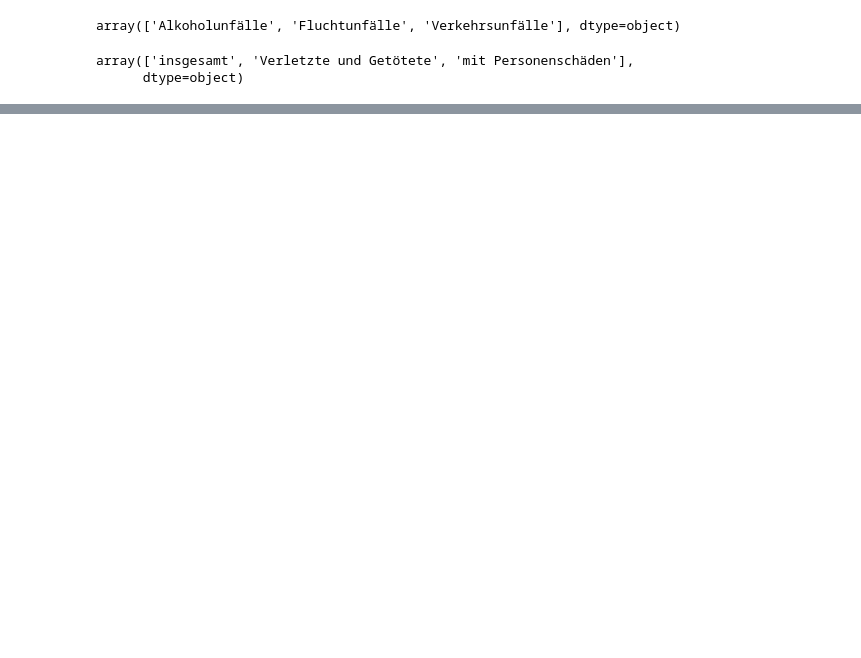
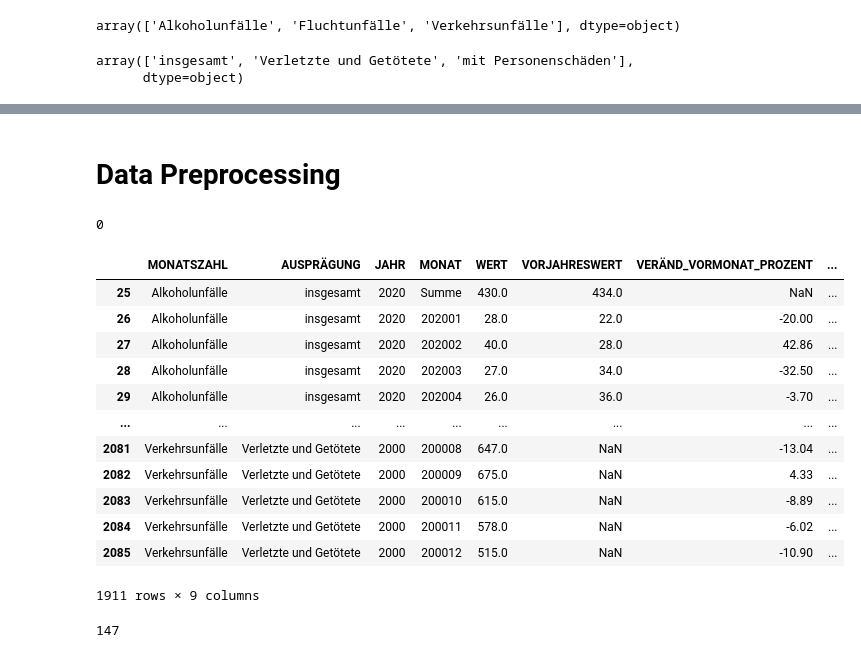
Before and after one commit to jyotsnad246/accident-prediction-web-app, a Jupyter notebook: predictions_notebook.ipynb, the cells around one changed output, grey strips where cells are left out. Cells and saved outputs as stored; diff of their text form; code cells hidden in the pictures; blank space fills up the shorter version.

Commit message:
data preprocessing

```diff
--- a/predictions_notebook.ipynb
+++ b/predictions_notebook.ipynb
@@ -98,0 +127,29 @@ array(['insgesamt', 'Verletzte und Getötete', 'mit Personenschäden'],
+# %% [markdown]
+# Data Preprocessing
+# %%
+df = df[df['JAHR'] < 2021]
+# %%
+# removing rows where value is null
+df['WERT'].isnull().sum()
+# %% [output]
+0
+# %%
+df
+# %% [output]
+|  | MONATSZAHL | AUSPRÄGUNG | JAHR | MONAT | WERT | VORJAHRESWERT | VERÄND_VORMONAT_PROZENT | ... |
+| 25 | Alkoholunfälle | insgesamt | 2020 | Summe | 430.0 | 434.0 | NaN | ... |
+| 26 | Alkoholunfälle | insgesamt | 2020 | 202001 | 28.0 | 22.0 | -20.00 | ... |
+| 27 | Alkoholunfälle | insgesamt | 2020 | 202002 | 40.0 | 28.0 | 42.86 | ... |
+| 28 | Alkoholunfälle | insgesamt | 2020 | 202003 | 27.0 | 34.0 | -32.50 | ... |
+| 29 | Alkoholunfälle | insgesamt | 2020 | 202004 | 26.0 | 36.0 | -3.70 | ... |
+| ... | ... | ... | ... | ... | ... | ... | ... | ... |
+| 2081 | Verkehrsunfälle | Verletzte und Getötete | 2000 | 200008 | 647.0 | NaN | -13.04 | ... |
+| 2082 | Verkehrsunfälle | Verletzte und Getötete | 2000 | 200009 | 675.0 | NaN | 4.33 | ... |
+| 2083 | Verkehrsunfälle | Verletzte und Getötete | 2000 | 200010 | 615.0 | NaN | -8.89 | ... |
+| 2084 | Verkehrsunfälle | Verletzte und Getötete | 2000 | 200011 | 578.0 | NaN | -6.02 | ... |
+| 2085 | Verkehrsunfälle | Verletzte und Getötete | 2000 | 200012 | 515.0 | NaN | -10.90 | ... |
+1911 rows × 9 columns
+# %%
+len(df[df['MONAT'] == 'Summe'])
+# %% [output]
+147
```
Also changed, not shown: parts of 6 cells of this notebook, 1 other file.
